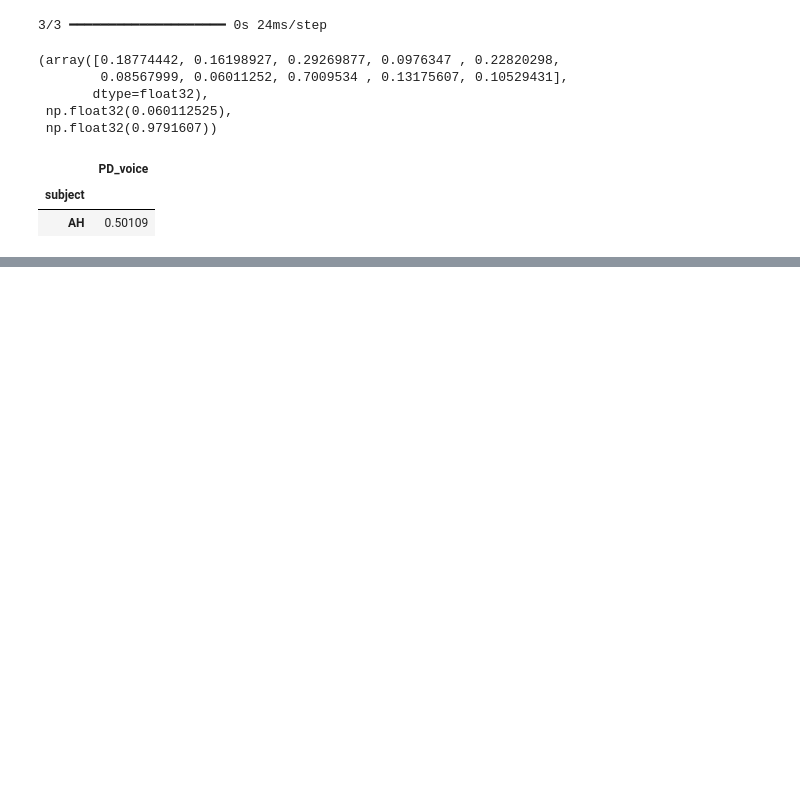
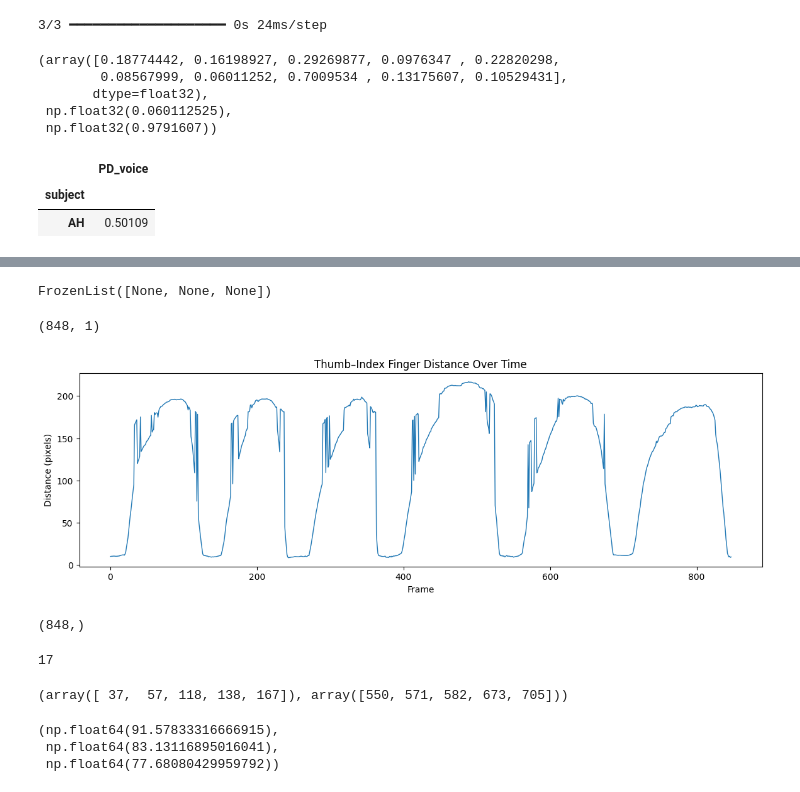
Before and after one commit to Jijnash22/multimodal-parkinsons-ai, a Jupyter notebook: notebooks/03_hand_tapping_pipeline.ipynb, the cells around one changed output, grey strips where cells are left out. Drawn from its saved outputs; the diff is of its cells as text; code cells hidden in the pictures; blank space fills up the shorter version.

```diff
--- a/notebooks/03_hand_tapping_pipeline.ipynb
+++ b/notebooks/03_hand_tapping_pipeline.ipynb
@@ -504,0 +532,4 @@ voice_df.groupby("subject").mean()
+# %%
+trial_file = os.path.join(p1_path, files[0])
+df = pd.read_csv(trial_file, header=[0,1,2])
+df.head()
@@ -504,0 +566,60 @@ voice_df.groupby("subject").mean()
+# %%
+df.columns.names
+# %% [output]
+FrozenList([None, None, None])
+# %%
+thumb = df.xs("thumb", level=1, axis=1)
+index = df.xs("indexfinger", level=1, axis=1)
+# %%
+thumb_x = thumb.xs("x", level=1, axis=1)
+thumb_y = thumb.xs("y", level=1, axis=1)
+
+index_x = index.xs("x", level=1, axis=1)
+index_y = index.xs("y", level=1, axis=1)
+# %%
+import numpy as np
+
+distance = np.sqrt(
+    (thumb_x.values - index_x.values)**2 +
+    (thumb_y.values - index_y.values)**2
+)
+# %%
+distance.shape
+# %% [output]
+(848, 1)
+# %%
+import matplotlib.pyplot as plt
+
+plt.figure(figsize=(14,4))
+plt.plot(distance, lw=1)
+plt.title("Thumb–Index Finger Distance Over Time")
+plt.xlabel("Frame")
+plt.ylabel("Distance (pixels)")
+plt.show()
+# %% [output]
+[figure, added]
+# %%
+# ensure 1-D array
+distance_1d = np.asarray(distance).squeeze()
+
+distance_1d.shape
+# %% [output]
+(848,)
+# %%
+from scipy.signal import find_peaks
+
+inv_dist = -distance_1d  # invert for minima detection
+
+peaks, props = find_peaks(
+    inv_dist,
+    distance=10,      # min frames between taps
+    prominence=5      # reject noise
+)
+
+len(peaks)
+# %% [output]
+17
+# %%
+peaks[:5], peaks[-5:]
+# %% [output]
+(array([ 37,  57, 118, 138, 167]), array([550, 571, 582, 673, 705]))
@@ -504,0 +632,10 @@ voice_df.groupby("subject").mean()
+# %%
+amp_early = distance_1d[early_peaks]
+amp_mid   = distance_1d[mid_peaks]
+amp_late  = distance_1d[late_peaks]
+
+np.mean(amp_early), np.mean(amp_mid), np.mean(amp_late)
+# %% [output]
+(np.float64(91.57833316666915),
+ np.float64(83.13116895016041),
+ np.float64(77.68080429959792))
```
Also changed, not shown: parts of 29 cells of this notebook.
